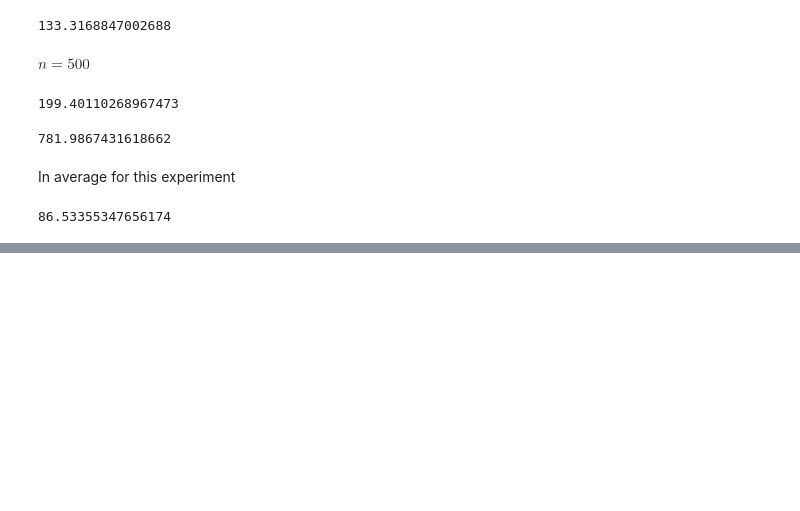
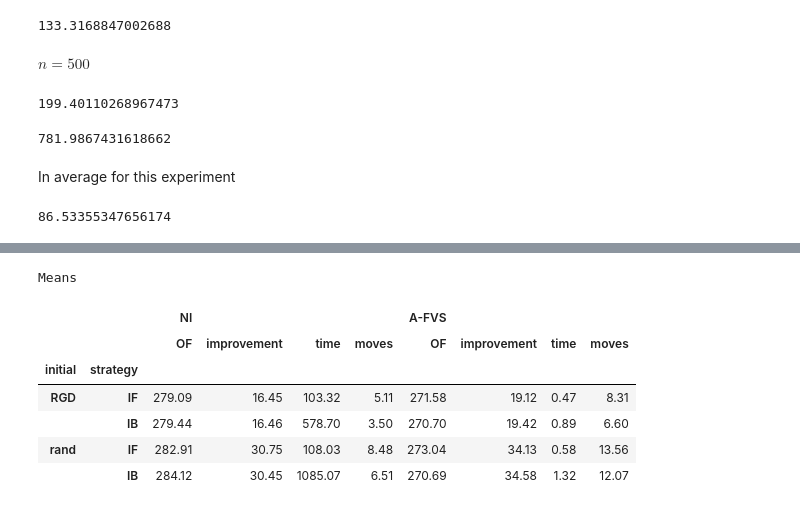
Before and after one commit to netotz/alpha-neighbor-p-center-problem, a Jupyter notebook: anpcp/ini_afvs.ipynb, the cells around one changed output, grey strips where cells are left out. Saved outputs shown, nothing was run; the diff lists cells and outputs as text; code cells hidden in the pictures; blank space fills up the shorter version.

```diff
--- a/anpcp/ini_afvs.ipynb
+++ b/anpcp/ini_afvs.ipynb
@@ -391,0 +362,11 @@ dtype: float64
+# %%
+# mean() returns a Series, so arrange Series into dict to convert it to dataframe
+data = {
+    "RGD IF": rgd_if.mean(),
+    "RGD IB": rgd_ib.mean(),
+    "rand IF": rand_if.mean(),
+    "rand IB": rand_ib.mean(),
+}
+# use dict keys as index
+means = pd.DataFrame(data.values(), index=data.keys()).drop(columns=["RGD", "rand"], level=0)
+means
@@ -391,0 +380,14 @@ dtype: float64
+# %%
+# overwrite index with a MultiIndex from splitting index strings
+means.index = means.index.str.split(expand=True)
+means = means.rename_axis(["initial", "strategy"])
+display_results(means, "Means")
+# %% [output]
+Means
+|  |  | NI |  |  |  | A-FVS |  |  |  |
+|  |  | OF | improvement | time | moves | OF | improvement | time | moves |
+| initial | strategy |  |  |  |  |  |  |  |  |
+| RGD | IF | 279.09 | 16.45 | 103.32 | 5.11 | 271.58 | 19.12 | 0.47 | 8.31 |
+|  | IB | 279.44 | 16.46 | 578.70 | 3.50 | 270.70 | 19.42 | 0.89 | 6.60 |
+| rand | IF | 282.91 | 30.75 | 108.03 | 8.48 | 273.04 | 34.13 | 0.58 | 13.56 |
+|  | IB | 284.12 | 30.45 | 1085.07 | 6.51 | 270.69 | 34.58 | 1.32 | 12.07 |
```
Also changed, not shown: parts of 7 cells of this notebook.
